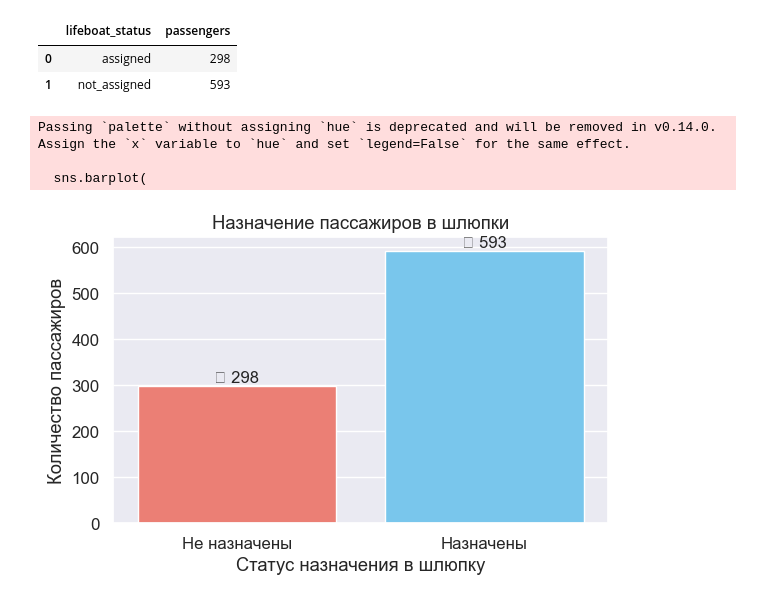
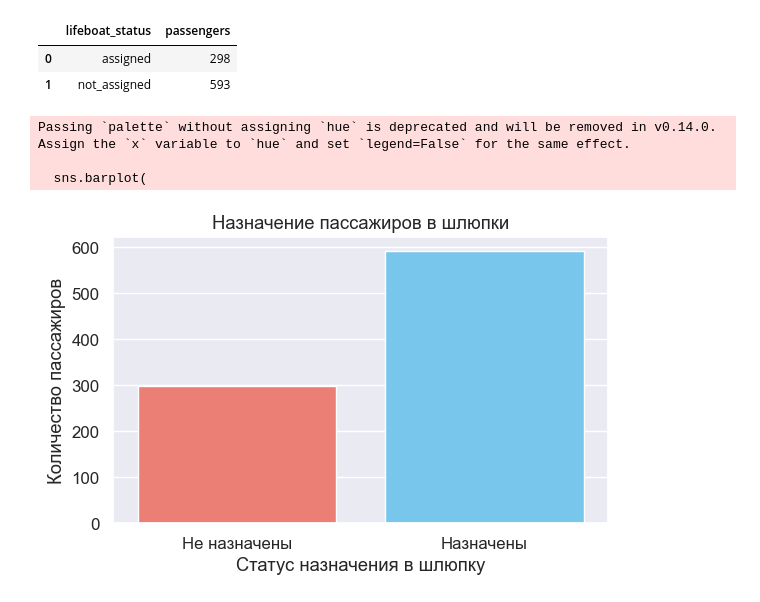
Before and after one commit to akilayx/titanic, a Jupyter notebook: notebooks/visualisation.ipynb, the cells around one changed output. Saved outputs shown, nothing was run; the diff lists cells and outputs as text; code cells hidden in the pictures.

Commit message:
SQL Visualisation

```diff
--- a/notebooks/visualisation.ipynb
+++ b/notebooks/visualisation.ipynb
@@ -400,19 +273,7 @@ Passing `palette` without assigning `hue` is deprecated and will be removed in v
   sns.barplot(
 [figure]
 # %%
-query = """--Общее окличестов назначеннных в шлюпку и не назначенных
-select
-case
-when l."PassengerId" is null then 'not_assigned'
-else 'assigned'
-end as lifeboat_status,
-count(*) as passengers
-from titanic.titanic t
-left join titanic.lifeboat_assignments l
-    on t."PassengerId" = l."PassengerId"
-group by lifeboat_status;
-"""
-df_lifeboat = pd.read_sql_query(query, conn)
+query = load_sql("lifeboat_status_count.sql")
 df_lifeboat
 # %% [output]
 |  | lifeboat_status | passengers |
@@ -421,25 +282,20 @@ df_lifeboat
 # %%
 plt.figure(figsize=(6,4))
 sns.barplot(
     x='lifeboat_status',
     y='passengers',
     data=df_lifeboat,
-    palette=['#FF6F61','#66CCFF']  # красный = не назначены, синий = назначены
+    palette= ['#FF6F61','#66CCFF']  # красный = не назначены, синий = назначены
     )
 
 plt.title("Назначение пассажиров в шлюпки")
 plt.xlabel("Статус назначения в шлюпку")
 plt.ylabel("Количество пассажиров")
-
-# Подписи над столбцами
-for i, row in df_lifeboat.iterrows():
-    plt.text(i, row['passengers'] + 1, f"{symbol} {row['passengers']}", ha='center', va='bottom', fontsize=12)
-
 plt.xticks([0,1], ['Не назначены', 'Назначены'])
 plt.tight_layout()
 plt.show()
 # %% [output]
 Passing `palette` without assigning `hue` is deprecated and will be removed in v0.14.0. Assign the `x` variable to `hue` and set `legend=False` for the same effect.
 
   sns.barplot(
-[figure, old version]
+[figure, new version]
```
Also changed, not shown: parts of 19 cells of this notebook.
